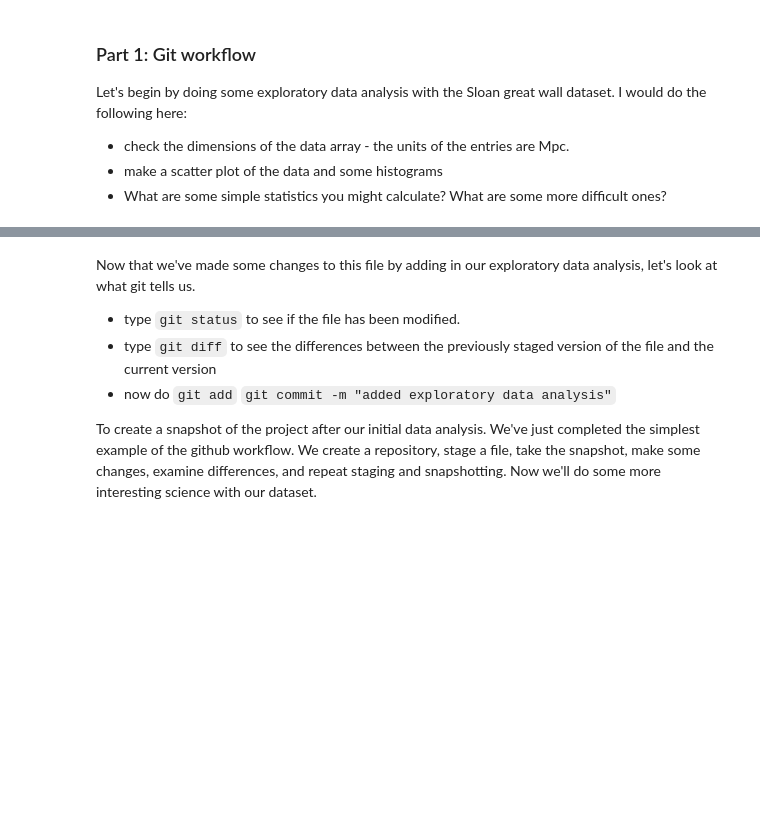
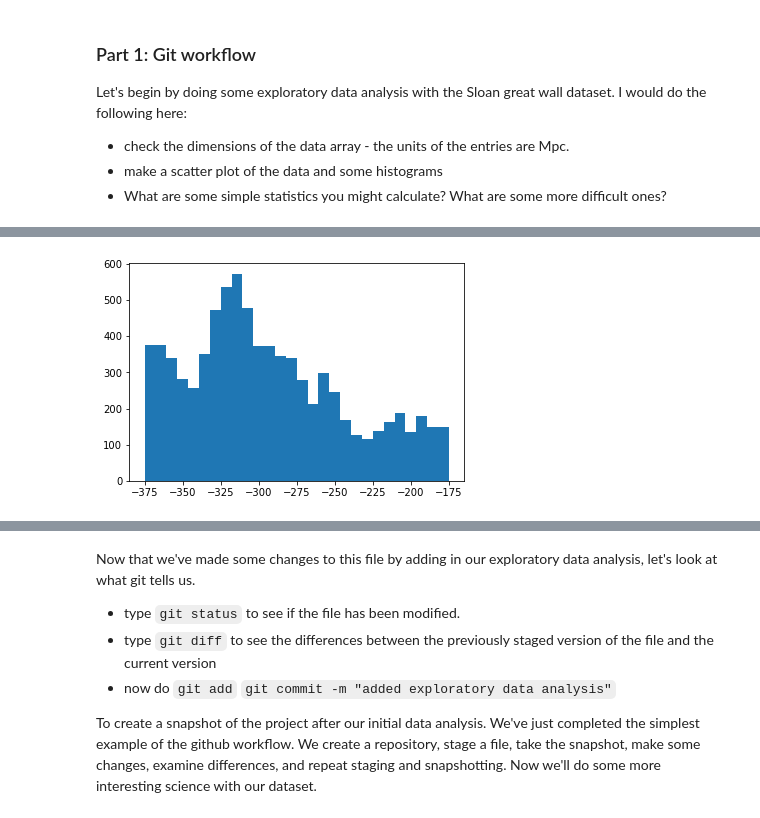
Before and after one commit to LuciaIllari/18JulySes15PUBLIC, a Jupyter notebook: DSFP_intro_2_git-attempt.ipynb, the cells around one changed output, grey strips where cells are left out. Drawn from its saved outputs; the diff is of its cells as text; code cells hidden in the pictures; blank space fills up the shorter version.

```diff
--- a/DSFP_intro_2_git-attempt.ipynb
+++ b/DSFP_intro_2_git-attempt.ipynb
@@ -49,0 +57,4 @@ Let's begin by doing some exploratory data analysis with the Sloan great wall da
+# %%
+plt.hist(X[:,0], bins='auto');
+# %% [output]
+[figure, added]
```
Also changed, not shown: parts of 4 cells of this notebook.
